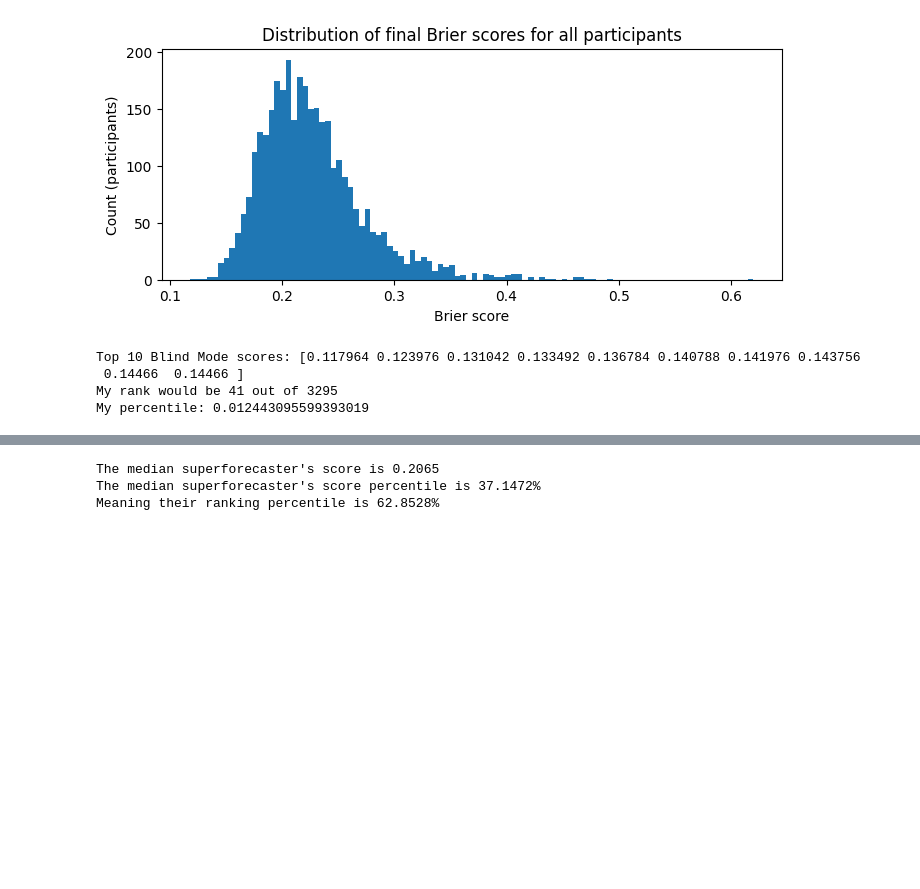
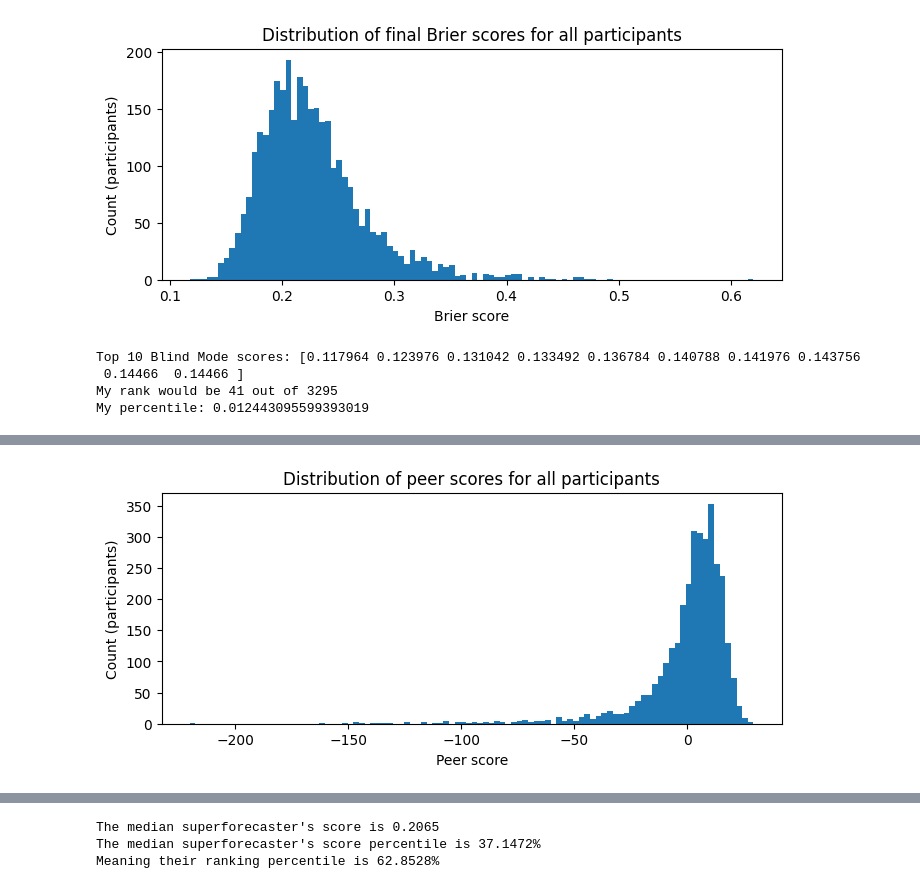
Before and after one commit to jbreffle/acx-prediction-contest, a Jupyter notebook: notebooks/3_manifold.ipynb, the cells around one changed output, grey strips where cells are left out. Saved outputs shown, nothing was run; the diff lists cells and outputs as text; code cells hidden in the pictures; blank space fills up the shorter version.

Commit message:
Start to implement the metaculus scoring method

```diff
--- a/notebooks/3_manifold.ipynb
+++ b/notebooks/3_manifold.ipynb
@@ -185,3 +185,94 @@ Top 10 Blind Mode scores: [0.117964 0.123976 0.131042 0.133492 0.136784 0.140788
  0.14466  0.14466 ]
 My rank would be 41 out of 3295
 My percentile: 0.012443095599393019
+# %%
+# WIP
+# TODO: add metaculus peer score as alternative to Brier score
+
+def geo_mean(iterable):
+    a = np.array(iterable)
+    return a.prod() ** (1.0 / len(a))
+
+
+estimates_matrix_alt = process.get_estimates_matrix(blind_mode_df, nan_method="mean")
+
+# How likely did each participant believe the actual outcome to be
+outcome_prediction_matrix = 1 - abs(resolution_vector - estimates_matrix_alt)
+
+# For each question, calculate the geometric mean of the predictions
+question_geometric_mean = np.exp(np.nanmean(np.log(outcome_prediction_matrix), axis=0))
+participant_geometric_mean = np.exp(
+    np.nanmean(np.log(outcome_prediction_matrix), axis=1)
+)
+n_participants = outcome_prediction_matrix.shape[0]
+n_questions = outcome_prediction_matrix.shape[1]
+
+
+# For each question, calculate the peer score for each participant
+peer_score_matrix = np.zeros((n_participants, n_questions))
+for i in range(n_questions):
+    outcome_prediction = outcome_prediction_matrix[:, i]
+    question_geometric_mean_i = question_geometric_mean[i]
+    peer_score_i = 100 * (
+        np.log(outcome_prediction) - np.log(question_geometric_mean_i)
+    )
+    peer_score_matrix[:, i] = peer_score_i
+mean_peer_scores = np.nanmean(peer_score_matrix, axis=1)
+
+print(f"Mean peer score: {np.nanmean(mean_peer_scores)}")
+
+# For each participant, calculate their score from the mean of their log scores
+# TODO: not correct yet
+"""
+participant_mean_log_score = np.zeros(n_participants)
+for i in range(n_participants):
+    participant_mean_log_score[i] = np.nanmean(np.log(outcome_prediction_matrix[i, :]))
+participant_peer_score = 100 * (
+    participant_mean_log_score - np.nanmean(np.log(participant_geometric_mean))
+)
+mean_peer_scores = participant_peer_score
+"""
+
+# Histogram of mean_peer_scores
+fig = plt.figure(figsize=(8, 3))
+plt.hist(mean_peer_scores, bins=100)
+plt.xlabel("Peer score")
+plt.ylabel("Count (participants)")
+plt.title("Distribution of peer scores for all participants")
+plt.show()
+
+# Top 10 scores
+mean_peer_scores_sorted = mean_peer_scores.copy()
+mean_peer_scores_sorted.sort()
+print(f"Median Peer score: {np.nanmedian(mean_peer_scores)}")
+sf_median_peer_scores = np.median(
+    mean_peer_scores[blind_mode_df["Superforecaster"] == "Yes"]
+)
+print(f"Median Peer score for Superforecasters: {sf_median_peer_scores}")
+# Score if you guess 0.5 on all questions
+no_info_peer_score = np.mean(100 * (np.log(0.5) - np.log(question_geometric_mean)))
+print(f"Peer score if you guess 0.5 on all questions: {no_info_peer_score}")
+print(f"Top 10 Peer scores: {mean_peer_scores_sorted[-10:][::-1]}")
+
+# Scatter of peer score vs brier score
+fig = plt.figure(figsize=(8, 3))
+plt.scatter(mean_peer_scores, blind_mode_final_brier, s=1)
+plt.xlabel("Peer score")
+plt.ylabel("Brier score")
+plt.title("Peer score vs Brier score")
+plt.show()
+
+# Scatter of ranks based on the two scores
+brier_score_rank = (
+    np.searchsorted(np.sort(blind_mode_final_brier), blind_mode_final_brier) + 1
+)
+# Invert the rank, because lower brier is better
+brier_score_rank = len(brier_score_rank) + 1 - brier_score_rank
+peer_score_rank = np.searchsorted(np.sort(mean_peer_scores), mean_peer_scores) + 1
+fig = plt.figure(figsize=(8, 3))
+plt.scatter(brier_score_rank, peer_score_rank, s=1)
+plt.xlabel("Brier score rank")
+plt.ylabel("Peer score rank")
+plt.title("Rank based on Brier score vs rank based on Peer score")
+plt.show()
+# %% [output]
@@ -187,0 +280 @@ My percentile: 0.012443095599393019
+[figure, added]
```
Also changed, not shown: parts of 2 cells of this notebook, 3 other files.
